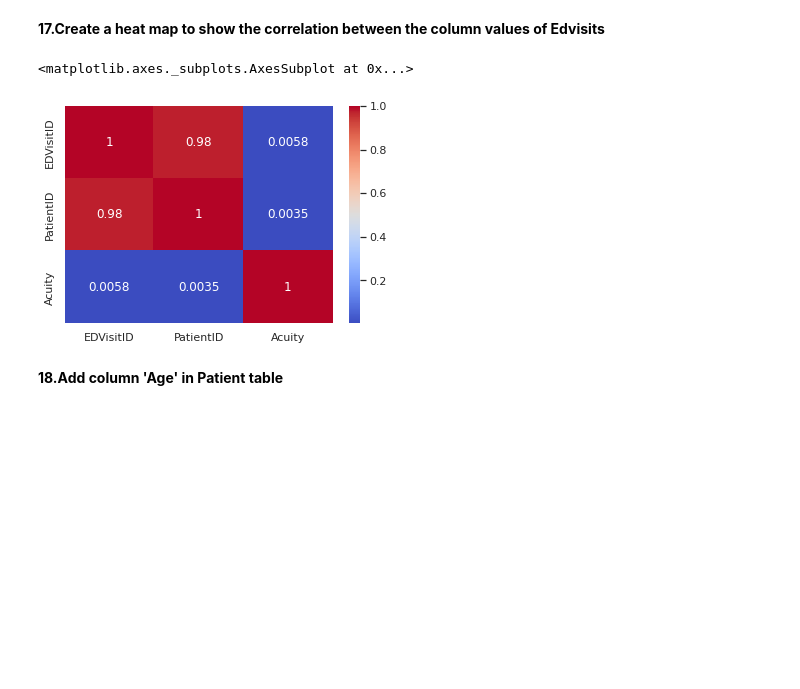
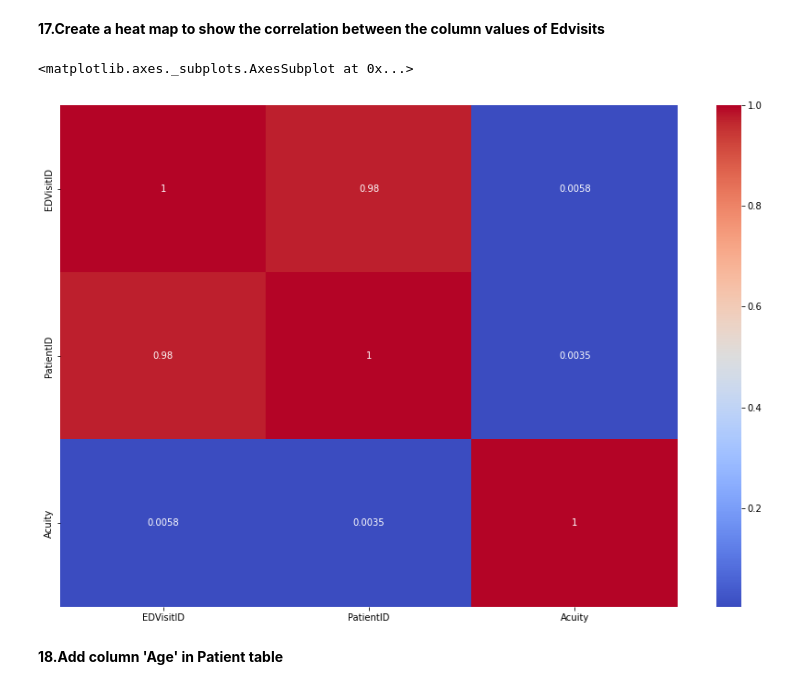
Before and after one commit to vinitakondhalkar/PythonHackathon, a Jupyter notebook: PythonHackathon_vinita.ipynb, the cells around one changed output. Cells and saved outputs as stored; diff of their text form; code cells hidden in the pictures; blank space fills up the shorter version.

```diff
--- a/PythonHackathon_vinita.ipynb
+++ b/PythonHackathon_vinita.ipynb
@@ -166,12 +217,13 @@ plt.show()
 # %% [markdown]
 **17.Create a heat map to show the correlation between the column values of Edvisits**
 # %%
+plt.figure(figsize=(15,10))
 ed_corr=EDVisits.corr()
 ed_corr
 sns.heatmap(ed_corr,annot=True,cmap='coolwarm')
 # %% [output]
 <matplotlib.axes._subplots.AxesSubplot at 0x...>
-[figure, old version]
+[figure, new version]
 # %% [markdown]
 **18.Add column 'Age' in Patient table**
 # %%
```
Also changed, not shown: parts of 41 cells of this notebook.
